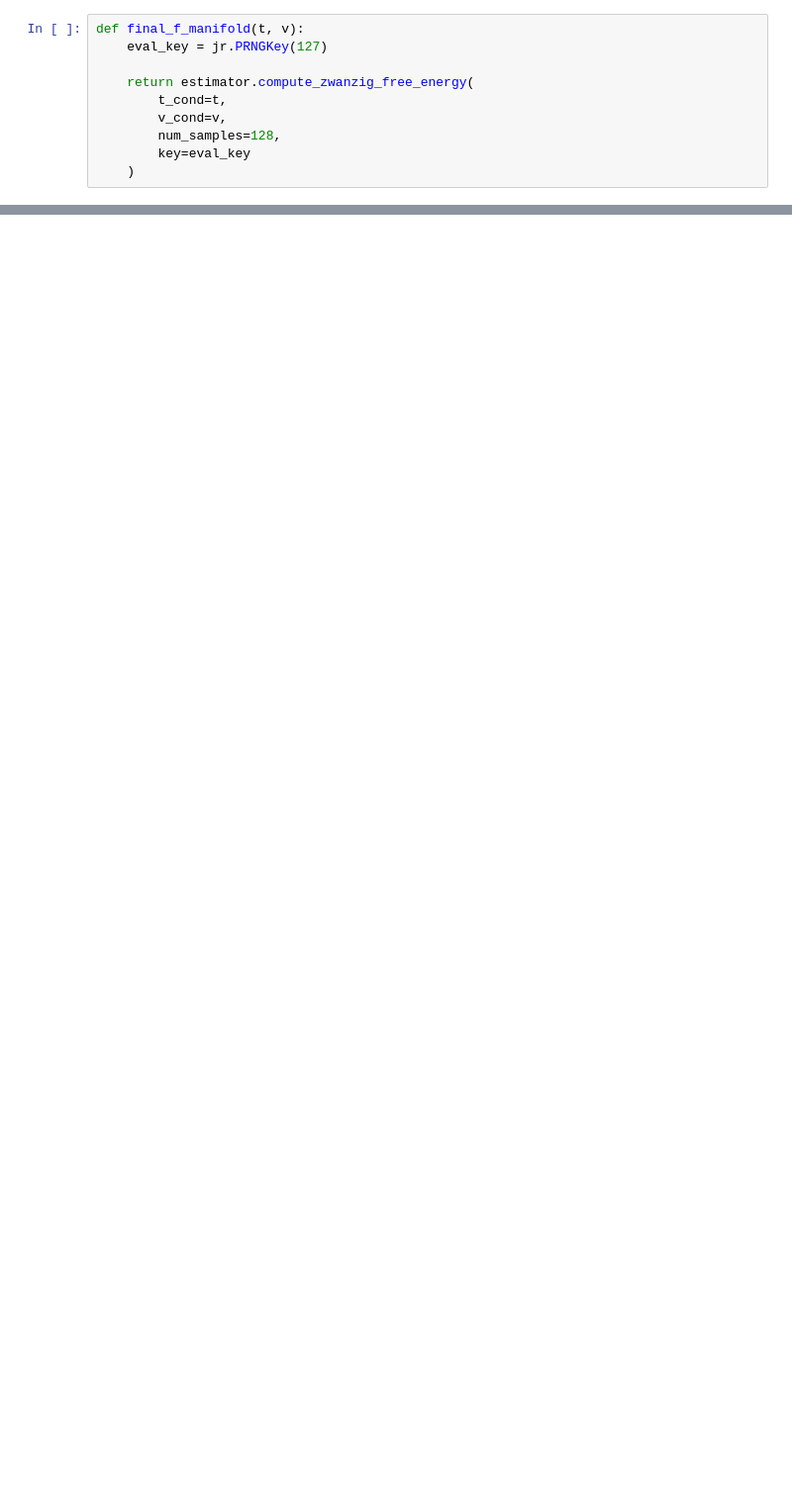
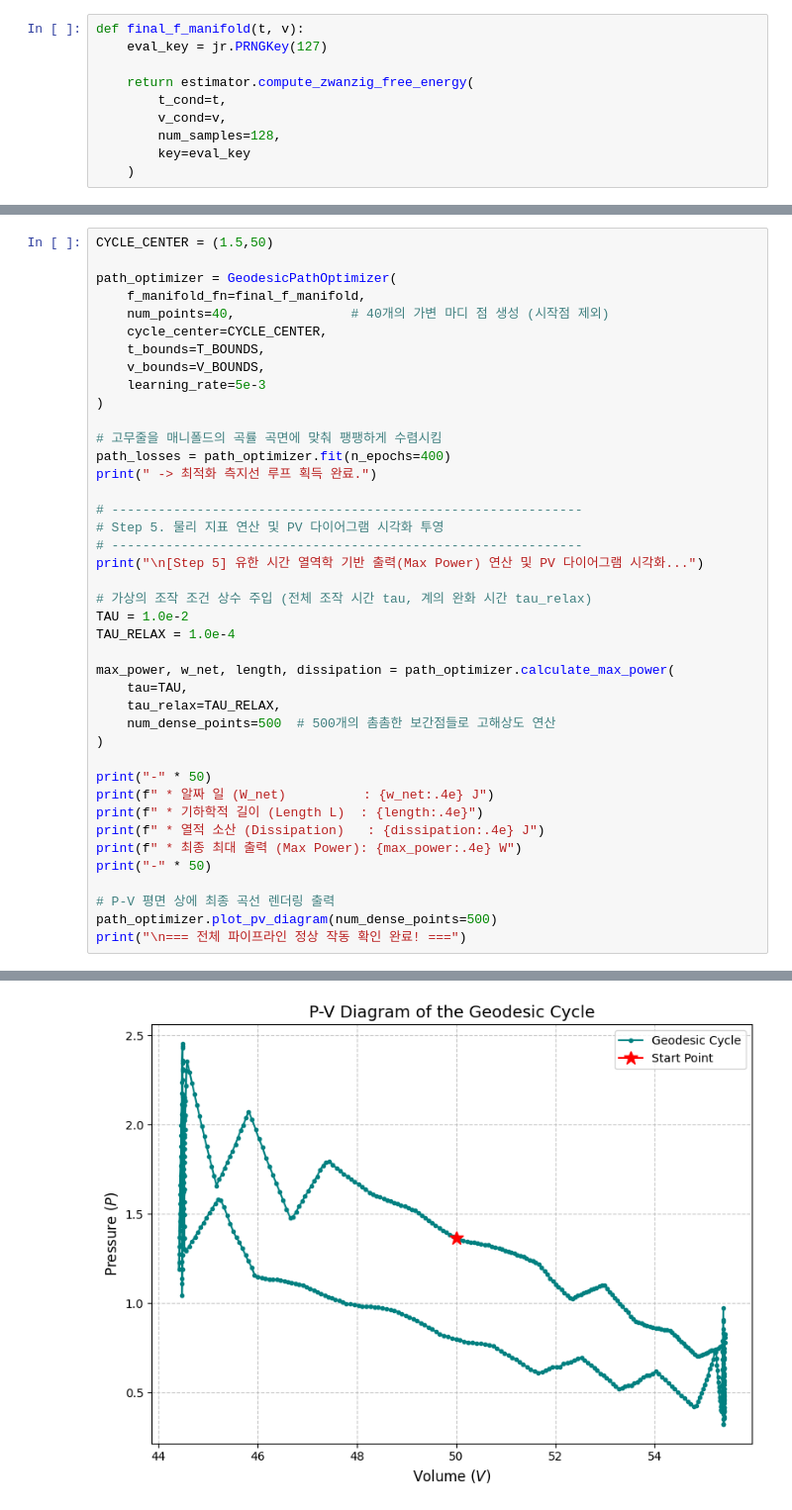
Before and after one commit to eunjae333666/ML-physics-final, a Jupyter notebook: Untitled0.ipynb, the cells around one changed output, grey strips where cells are left out. Shown at 99% size. Drawn from its saved outputs; the diff is of its cells as text; blank space fills up the shorter version.

```diff
--- a/Untitled0.ipynb
+++ b/Untitled0.ipynb
@@ -1538,0 +1291,42 @@ epoch  400   loss = 117.827
+# %%
+CYCLE_CENTER = (1.5,50)
+
+path_optimizer = GeodesicPathOptimizer(
+    f_manifold_fn=final_f_manifold,
+    num_points=40,               # 40개의 가변 마디 점 생성 (시작점 제외)
+    cycle_center=CYCLE_CENTER,
+    t_bounds=T_BOUNDS,
+    v_bounds=V_BOUNDS,
+    learning_rate=5e-3
+)
+
+# 고무줄을 매니폴드의 곡률 곡면에 맞춰 팽팽하게 수렴시킴
+path_losses = path_optimizer.fit(n_epochs=400)
+print(" -> 최적화 측지선 루프 획득 완료.")
+
+# -------------------------------------------------------------
+# Step 5. 물리 지표 연산 및 PV 다이어그램 시각화 투영
+# -------------------------------------------------------------
+print("\n[Step 5] 유한 시간 열역학 기반 출력(Max Power) 연산 및 PV 다이어그램 시각화...")
+
+# 가상의 조작 조건 상수 주입 (전체 조작 시간 tau, 계의 완화 시간 tau_relax)
+TAU = 1.0e-2
+TAU_RELAX = 1.0e-4
+
+max_power, w_net, length, dissipation = path_optimizer.calculate_max_power(
+    tau=TAU,
+    tau_relax=TAU_RELAX,
+    num_dense_points=500  # 500개의 촘촘한 보간점들로 고해상도 연산
+)
+
+print("-" * 50)
+print(f" * 알짜 일 (W_net)          : {w_net:.4e} J")
+print(f" * 기하학적 길이 (Length L)  : {length:.4e}")
+print(f" * 열적 소산 (Dissipation)   : {dissipation:.4e} J")
+print(f" * 최종 최대 출력 (Max Power): {max_power:.4e} W")
+print("-" * 50)
+
+# P-V 평면 상에 최종 곡선 렌더링 출력
+path_optimizer.plot_pv_diagram(num_dense_points=500)
+print("\n=== 전체 파이프라인 정상 작동 확인 완료! ===")
+# %% [output]
@@ -1538,0 +1346 @@ epoch  400   loss = 117.827
+[figure, added]
```
Also changed, not shown: parts of 39 cells of this notebook.
